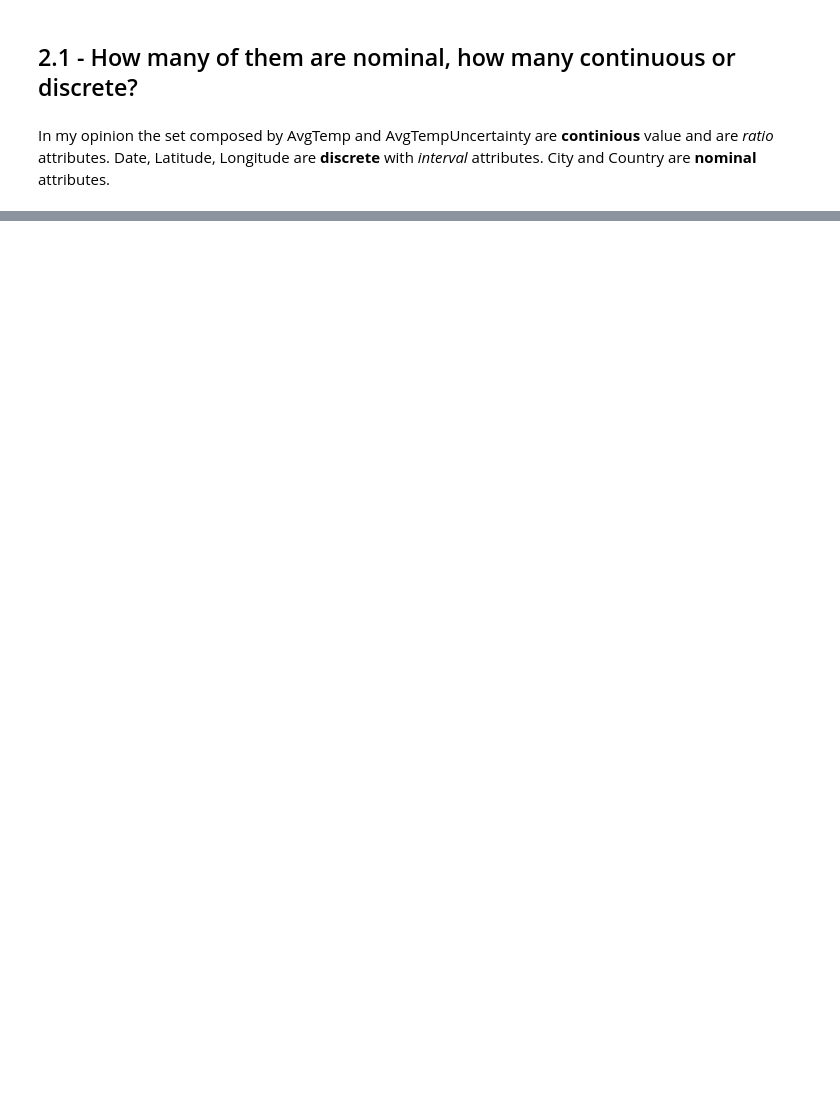
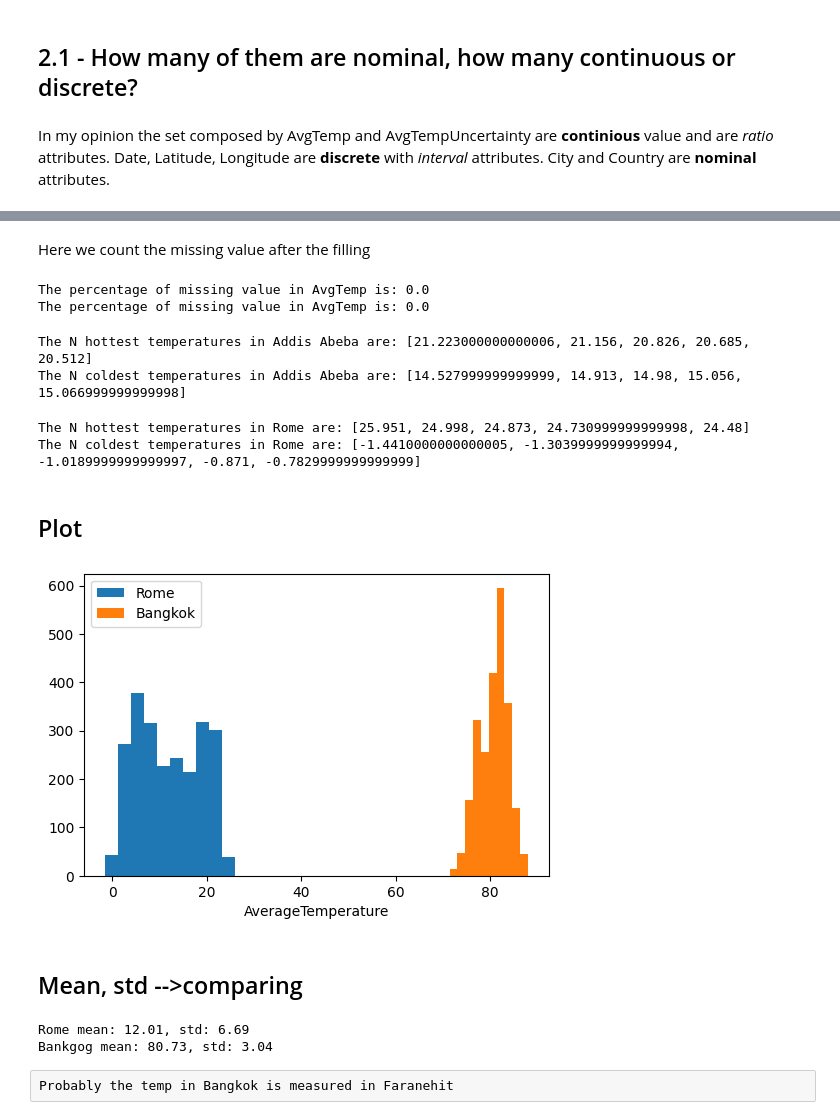
Before and after one commit to MattiaDelleani/DSL-Lab, a Jupyter notebook: Lab2/Exercise2_1.ipynb, the cells around one changed output, grey strips where cells are left out. Saved outputs shown, nothing was run; the diff lists cells and outputs as text; code cells hidden in the pictures; blank space fills up the shorter version.

```diff
--- a/Lab2/Exercise2_1.ipynb
+++ b/Lab2/Exercise2_1.ipynb
@@ -81,0 +92,18 @@ def fill_empty_temps(dataset)
+# %%
+#so it works, now do it to all db
+#two dictionaries, but it doesn't fill gaps in original DB
+avg_temp = {}
+avg_temp_uncertain = {}
+
+for city in cities:
+    #i save idexs by city and then create list with the temp
+    idxs = [i for i, value in enumerate(dataset[3]) if city== value]
+    avg_temp[city] = [dataset[1][i] for i in idxs]
+    avg_temp_uncertain[city] = [dataset[2][i] for i in idxs]
+
+avg_temp['Addis Abeba']
+for city in cities:
+    fill_empty(avg_temp[city])
+    fill_empty(avg_temp_uncertain[city])
+
+avg_temp['Addis Abeba']
@@ -81,0 +213,60 @@ def fill_empty_temps(dataset)
+# %% [markdown]
+Here we count the missing value after the filling
+# %%
+tot_count = len(dataset[1])
+count_temp_missing = len([missing_v for i, missing_v in enumerate(dataset[1]) if missing_v == ''])
+count_uncertain_temp_missing = len([missing_v for i, missing_v in enumerate(dataset[2]) if missing_v == ''])
+
+print(f"The percentage of missing value in AvgTemp is: {100*(count_temp_missing)/tot_count}")
+print(f"The percentage of missing value in AvgTemp is: {100*(count_uncertain_temp_missing)/tot_count}")
+# %% [output]
+The percentage of missing value in AvgTemp is: 0.0
+The percentage of missing value in AvgTemp is: 0.0
+# %%
+#without dictionaries
+def print_temp_by_city(n_max, city):
+    temp_list = sorted([temp for i, temp in enumerate(dataset[1]) if city== dataset[3][i]], reverse = True)
+    print(f"The N hottest temperatures in {city} are: {temp_list[0:n_max]}")
+    print(f"The N coldest temperatures in {city} are: {temp_list[-1:-(n_max+1):-1]}")
+print_temp_by_city(5,'Addis Abeba')
+# %% [output]
+The N hottest temperatures in Addis Abeba are: [21.223000000000006, 21.156, 20.826, 20.685, 20.512]
+The N coldest temperatures in Addis Abeba are: [14.527999999999999, 14.913, 14.98, 15.056, 15.066999999999998]
+# %%
+#with dictionaries
+#need to fill gaps and trasform to float
+for city in cities:
+    fill_gaps_dict(avg_temp[city])
+def print_temp_by_city(n_max, city, dictionaries):
+    srtd = sorted(avg_temp[city], reverse = True)
+    print(f"The N hottest temperatures in {city} are: {srtd[0:n_max]}")
+    print(f"The N coldest temperatures in {city} are: {srtd[-1:-(n_max+1):-1]}")
+print_temp_by_city(5,'Rome', avg_temp)
+# %% [output]
+The N hottest temperatures in Rome are: [25.951, 24.998, 24.873, 24.730999999999998, 24.48]
+The N coldest temperatures in Rome are: [-1.4410000000000005, -1.3039999999999994, -1.0189999999999997, -0.871, -0.7829999999999999]
+# %% [markdown]
+## Plot
+# %%
+import matplotlib.pyplot as plt
+%matplotlib inline
+plt.rcParams['figure.dpi'] = 100
+
+for city in ['Rome', 'Bangkok']:
+    plt.hist(avg_temp[city], label=city)
+plt.legend()
+_ = plt.xlabel('AverageTemperature')
+# %% [output]
+[figure, added]
+# %% [markdown]
+## Mean, std -->comparing
+# %%
+import numpy as np
+
+print(f"Rome mean: {np.mean(avg_temp['Rome']):.2f}, std: {np.std(avg_temp['Rome']):.2f}")
+print(f"Bankgog mean: {np.mean(avg_temp['Bangkok']):.2f}, std: {np.std(avg_temp['Bangkok']):.2f}")
+# %% [output]
+Rome mean: 12.01, std: 6.69
+Bankgog mean: 80.73, std: 3.04
+# %% [raw]
+Probably the temp in Bangkok is measured in Faranehit
```
Also changed, not shown: parts of 23 cells of this notebook, 8 other files.
